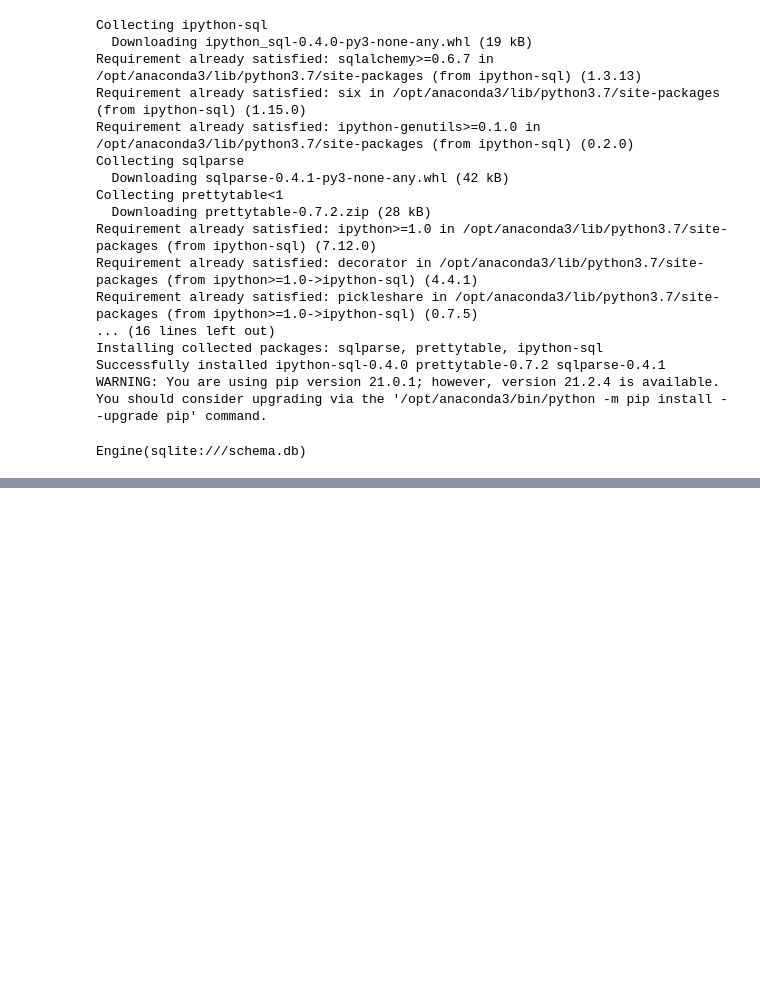
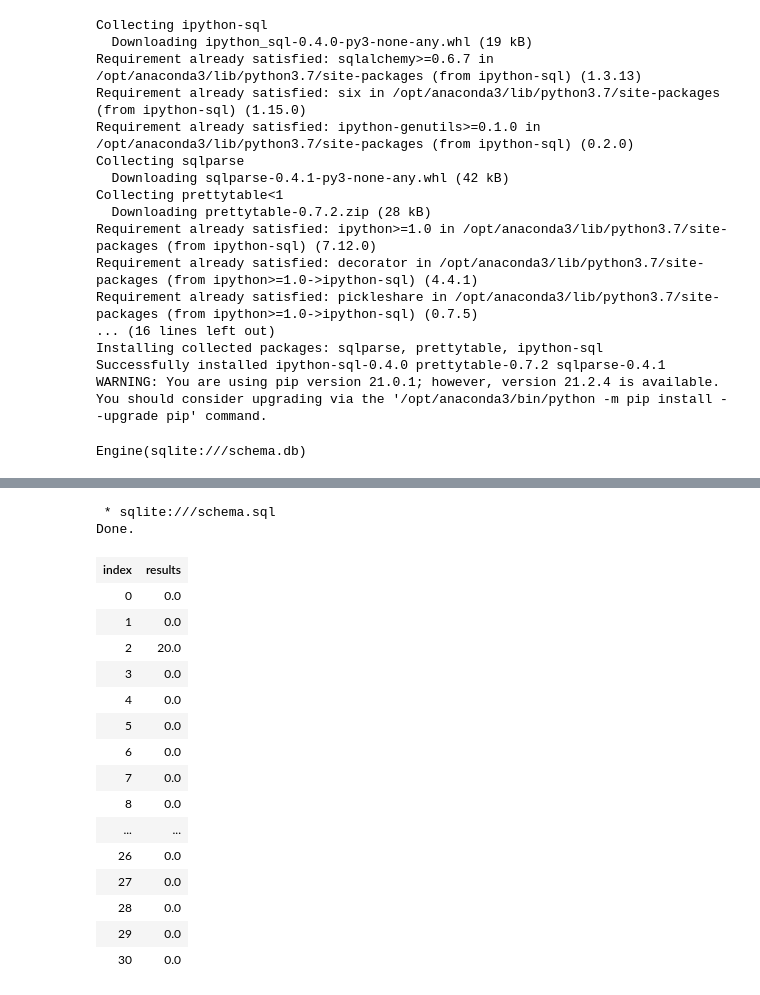
Before and after one commit to irenechang1510/mood-journaling, a Jupyter notebook: experiment.ipynb, the cells around one changed output, grey strips where cells are left out. Cells and saved outputs as stored; diff of their text form; code cells hidden in the pictures; blank space fills up the shorter version.

```diff
--- a/experiment.ipynb
+++ b/experiment.ipynb
@@ -439,0 +518,32 @@ print(flask_sqlalchemy.__version__)
+# %%
+database = 'schema.sql'
+
+sql = ''' UPDATE result
+            SET results = ?
+            WHERE [index] = ?'''
+cur = conn.cursor()
+cur.execute(sql, (20, 2))
+conn.commit()
+# %%
+%%sql
+
+SELECT * FROM result
+# %% [output]
+ * sqlite:///schema.sql
+Done.
+| index | results |
+| 0 | 0.0 |
+| 1 | 0.0 |
+| 2 | 20.0 |
+| 3 | 0.0 |
+| 4 | 0.0 |
+| 5 | 0.0 |
+| 6 | 0.0 |
+| 7 | 0.0 |
+| 8 | 0.0 |
+| ... | ... |
+| 26 | 0.0 |
+| 27 | 0.0 |
+| 28 | 0.0 |
+| 29 | 0.0 |
+| 30 | 0.0 |
```
Also changed, not shown: parts of 12 cells of this notebook, 7 other files.
